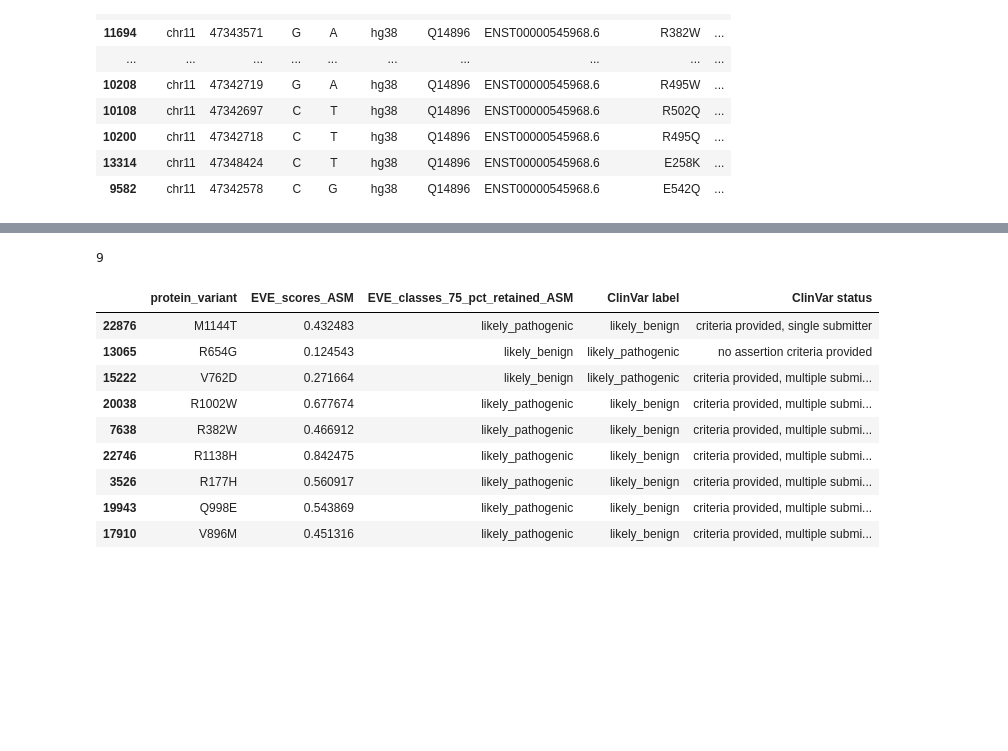
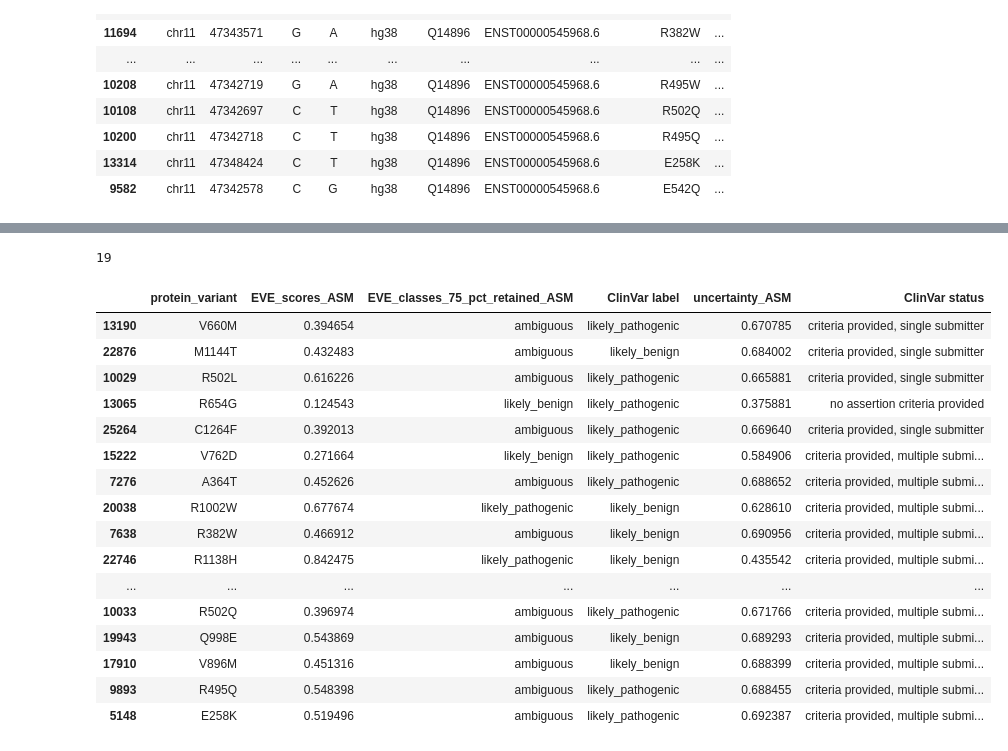
Before and after one commit to pop2-g/GPThesis23-24, a Jupyter notebook: comparison.ipynb, the cells around one changed output, grey strips where cells are left out. Saved outputs shown, nothing was run; the diff lists cells and outputs as text; code cells hidden in the pictures; blank space fills up the shorter version.

```diff
--- a/comparison.ipynb
+++ b/comparison.ipynb
@@ -76,9 +76,10 @@ for cv_df in [cv_myh7_df, cv_mybpc3_df]:
 #Find AM discrepancies with ClinVar for both genes
 
 mismatch_dict = {}
-for cv_df, am_df, gene in [(cv_myh7_df, am_myh7_df, "myh7"), (cv_mybpc3_df, am_mybpc3_df, "mybpc3")]:
+for cv_df, am_df, gene in [(cv_myh7_df, am_myh7_df, "am_myh7"), (cv_mybpc3_df, am_mybpc3_df, "am_mybpc3")]:
 
     mismatch_df = pd.DataFrame()
+    print()
     for i in range(len(cv_df)):
         matched_am_pred = am_df[am_df["protein_variant"] == cv_df.iloc[i]["Protein change"]]
 
@@ -153,16 +154,24 @@ mismatch_dict["mybpc3"].head(50)
 # %%
 #Preprocess EVE dataframe
 
-for eve_df in [eve_myh7_df, eve_mybpc3_df]:
-    eve_df.dropna(subset="EVE_classes_75_pct_retained_ASM", inplace=True)
+
+eve_dfs = [eve_myh7_df, eve_mybpc3_df]
+adj_eve_dfs = []
+for eve_df in eve_dfs:
+    adj_eve_df = pd.DataFrame()
+
+    adj_eve_df = eve_df.dropna(subset="EVE_classes_75_pct_retained_ASM")
 
     #Standardize labels with those used above
-    eve_df["EVE_classes_75_pct_retained_ASM"] = eve_df["EVE_classes_75_pct_retained_ASM"].apply(lambda x: "ambiguous" if x == "Uncertain" else ("likely_benign" if "Benign" in x or "benign" in x else "likely_pathogenic"))
+    adj_eve_df["EVE_classes_75_pct_retained_ASM"] = adj_eve_df["EVE_classes_75_pct_retained_ASM"].apply(lambda x: "ambiguous" if x == "Uncertain" else ("likely_benign" if "Benign" in x or "benign" in x else "likely_pathogenic"))
 
     #Add mutation label to match those of ClinVar
     eve_df["protein_variant"] = eve_df["wt_aa"] + eve_df["position"].apply(lambda x: str(x)) + eve_df["mt_aa"]
+    adj_eve_df["protein_variant"] = adj_eve_df["wt_aa"] + eve_df["position"].apply(lambda x: str(x)) + eve_df["mt_aa"]
+
+    adj_eve_dfs.append(adj_eve_df)
 
 
-
-eve_myh7_df["protein_variant"].head(20)
+eve_myh7_df_adj = adj_eve_dfs[0]
+eve_mybpc3_df_adj = adj_eve_dfs[1]
 # %% [output]
@@ -186,7 +198,7 @@ Name: protein_variant, dtype: object
 # %%
 #Find mismatches between EVE and ClinVar
 
-for cv_df, eve_df, gene in [(cv_myh7_df, eve_myh7_df, "myh7"), (cv_mybpc3_df, eve_mybpc3_df, "mybpc3")]:
+for cv_df, eve_df, gene in [(cv_myh7_df, eve_myh7_df_adj, "eve_myh7"), (cv_mybpc3_df, eve_mybpc3_df_adj, "eve_mybpc3")]:
 
     mismatch_df = pd.DataFrame()
     for i in range(len(cv_df)):
@@ -210,5 +222,5 @@ for cv_df, eve_df, gene in [(cv_myh7_df, eve_myh7_df, "myh7"), (cv_mybpc3_df, ev
 
                     mismatch_df = mismatch_df.append(matched_eve_pred)
 
-    mismatch_dict[gene] = mismatch_df
+    mismatch_dict[gene] = mismatch_df[["protein_variant", "EVE_scores_ASM", "EVE_classes_75_pct_retained_ASM", "ClinVar label", "uncertainty_ASM", "ClinVar status"]]
 # %%
@@ -236,15 +248,22 @@ mismatch_dict["myh7"][["protein_variant", "EVE_scores_ASM", "EVE_classes_75_pct_
 # %%
-print(len(mismatch_dict["mybpc3"]))
-mismatch_dict["mybpc3"][["protein_variant", "EVE_scores_ASM", "EVE_classes_75_pct_retained_ASM", "ClinVar label", "ClinVar status"]].head(50)
+print(len(mismatch_dict["eve_mybpc3"]))
+mismatch_dict["eve_mybpc3"].head(50)
 # %% [output]
-9
+19
-|  | protein_variant | EVE_scores_ASM | EVE_classes_75_pct_retained_ASM | ClinVar label | ClinVar status |
-| 22876 | M1144T | 0.432483 | likely_pathogenic | likely_benign | criteria provided, single submitter |
-| 13065 | R654G | 0.124543 | likely_benign | likely_pathogenic | no assertion criteria provided |
-| 15222 | V762D | 0.271664 | likely_benign | likely_pathogenic | criteria provided, multiple submi... |
-| 20038 | R1002W | 0.677674 | likely_pathogenic | likely_benign | criteria provided, multiple submi... |
-| 7638 | R382W | 0.466912 | likely_pathogenic | likely_benign | criteria provided, multiple submi... |
-| 22746 | R1138H | 0.842475 | likely_pathogenic | likely_benign | criteria provided, multiple submi... |
-| 3526 | R177H | 0.560917 | likely_pathogenic | likely_benign | criteria provided, multiple submi... |
-| 19943 | Q998E | 0.543869 | likely_pathogenic | likely_benign | criteria provided, multiple submi... |
-| 17910 | V896M | 0.451316 | likely_pathogenic | likely_benign | criteria provided, multiple submi... |
+|  | protein_variant | EVE_scores_ASM | EVE_classes_75_pct_retained_ASM | ClinVar label | uncertainty_ASM | ClinVar status |
+| 13190 | V660M | 0.394654 | ambiguous | likely_pathogenic | 0.670785 | criteria provided, single submitter |
+| 22876 | M1144T | 0.432483 | ambiguous | likely_benign | 0.684002 | criteria provided, single submitter |
+| 10029 | R502L | 0.616226 | ambiguous | likely_pathogenic | 0.665881 | criteria provided, single submitter |
+| 13065 | R654G | 0.124543 | likely_benign | likely_pathogenic | 0.375881 | no assertion criteria provided |
+| 25264 | C1264F | 0.392013 | ambiguous | likely_pathogenic | 0.669640 | criteria provided, single submitter |
+| 15222 | V762D | 0.271664 | likely_benign | likely_pathogenic | 0.584906 | criteria provided, multiple submi... |
+| 7276 | A364T | 0.452626 | ambiguous | likely_pathogenic | 0.688652 | criteria provided, multiple submi... |
+| 20038 | R1002W | 0.677674 | likely_pathogenic | likely_benign | 0.628610 | criteria provided, multiple submi... |
+| 7638 | R382W | 0.466912 | ambiguous | likely_benign | 0.690956 | criteria provided, multiple submi... |
+| 22746 | R1138H | 0.842475 | likely_pathogenic | likely_benign | 0.435542 | criteria provided, multiple submi... |
+| ... | ... | ... | ... | ... | ... | ... |
+| 10033 | R502Q | 0.396974 | ambiguous | likely_pathogenic | 0.671766 | criteria provided, multiple submi... |
+| 19943 | Q998E | 0.543869 | ambiguous | likely_benign | 0.689293 | criteria provided, multiple submi... |
+| 17910 | V896M | 0.451316 | ambiguous | likely_benign | 0.688399 | criteria provided, multiple submi... |
+| 9893 | R495Q | 0.548398 | ambiguous | likely_pathogenic | 0.688455 | criteria provided, multiple submi... |
+| 5148 | E258K | 0.519496 | ambiguous | likely_pathogenic | 0.692387 | criteria provided, multiple submi... |
```
Also changed, not shown: parts of 8 cells of this notebook.
